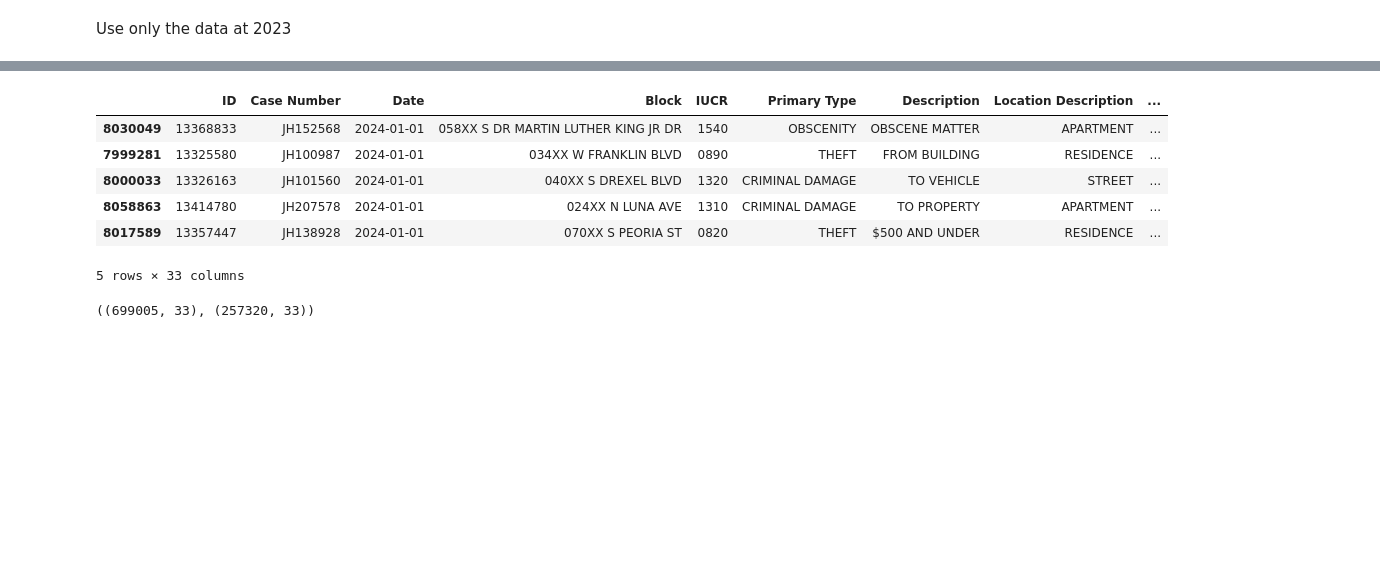
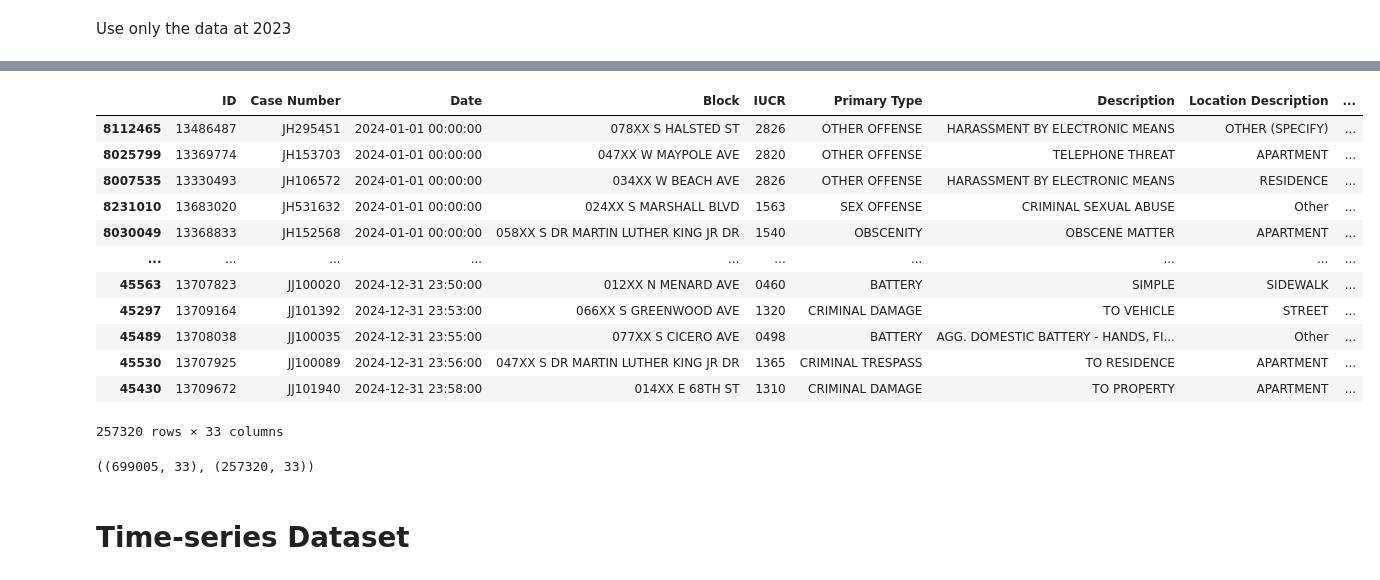
Before and after one commit to Lemonziz/IT5006Project, a Jupyter notebook: data_preprocessing_ziqi.ipynb, the cells around one changed output, grey strips where cells are left out. Saved outputs shown, nothing was run; the diff lists cells and outputs as text; code cells hidden in the pictures; blank space fills up the shorter version.

```diff
--- a/data_preprocessing_ziqi.ipynb
+++ b/data_preprocessing_ziqi.ipynb
@@ -10,7 +10,7 @@ data_path = "data/"
 df = pd.read_csv(f"{data_path}chicago_crime.csv")
 # %%
 df["Date"] = pd.to_datetime(df["Date"])
-df_after = df[df["Date"].dt.year.isin([2021, 2022, 2023, 2024])]
+df_after = df[df["Date"].dt.year.isin([2020, 2021, 2022, 2023, 2024])]
 # %%
 df_clean = df_after.copy()
 df_clean = df_clean.sort_values(by="Date")
@@ -25,6 +25,16 @@ df_clean = df_clean.dropna(subset=["Longitude", "Latitude"])
 df_clean["Location Description"] = df_clean["Location Description"].fillna(
     "OTHER (SPECIFY)"
 )
+hour_bins = [0, 6, 12, 18, 24]
+hour_labels = ["Night", "Morning", "Afternoon", "Evening"]
+season_bins = [0, 3, 6, 9, 12]
+season_labels = ["Winter", "Spring", "Summer", "Fall"]
+df_clean["TimeCategory"] = pd.cut(
+    df_clean["Hour"], bins=hour_bins, labels=hour_labels, include_lowest=True
+)
+df_clean["Season"] = pd.cut(
+    df_clean["Month"], bins=season_bins, labels=season_labels, include_lowest=True
+)
 # %%
 location_mapping = {
     # Residential locations
@@ -302,28 +352,12 @@ df_train["lon_bin"] = pd.cut(
 df_test["lon_bin"] = pd.cut(
     df_test["Longitude"], bins=lon_bin_edges, include_lowest=True
 )
-# %%
-# Create time of day and season features
-hour_bins = [0, 6, 12, 18, 24]
-hour_labels = ["Night", "Morning", "Afternoon", "Evening"]
-season_bins = [0, 3, 6, 9, 12]
-season_labels = ["Winter", "Spring", "Summer", "Fall"]
-
-df_train["TimeCategory"] = pd.cut(
-    df_train["Hour"], bins=hour_bins, labels=hour_labels, include_lowest=True
-)
-df_test["TimeCategory"] = pd.cut(
-    df_test["Hour"], bins=hour_bins, labels=hour_labels, include_lowest=True
-)
-df_train["Season"] = pd.cut(
-    df_train["Month"], bins=season_bins, labels=season_labels, include_lowest=True
-)
-df_test["Season"] = pd.cut(
-    df_test["Month"], bins=season_bins, labels=season_labels, include_lowest=True
-)
 # %%
 location_counts = df_train["Location Description"].value_counts()
-threshold = len(df_train) * 0.01  # Keep categories that appear in at least 1% of data
+threshold = round(
+    len(df_train) * 0.01
+)  # Keep categories that appear in at least 1% of data
+print(threshold)
 keep_locations = location_counts[location_counts >= threshold].index
 
 
@@ -350,14 +392,22 @@ df_train.tail()
 # %%
-df_test.head()
+df_test
 # %% [output]
 |  | ID | Case Number | Date | Block | IUCR | Primary Type | Description | Location Description | ... |
-| 8030049 | 13368833 | JH152568 | 2024-01-01 | 058XX S DR MARTIN LUTHER KING JR DR | 1540 | OBSCENITY | OBSCENE MATTER | APARTMENT | ... |
-| 7999281 | 13325580 | JH100987 | 2024-01-01 | 034XX W FRANKLIN BLVD | 0890 | THEFT | FROM BUILDING | RESIDENCE | ... |
-| 8000033 | 13326163 | JH101560 | 2024-01-01 | 040XX S DREXEL BLVD | 1320 | CRIMINAL DAMAGE | TO VEHICLE | STREET | ... |
-| 8058863 | 13414780 | JH207578 | 2024-01-01 | 024XX N LUNA AVE | 1310 | CRIMINAL DAMAGE | TO PROPERTY | APARTMENT | ... |
-| 8017589 | 13357447 | JH138928 | 2024-01-01 | 070XX S PEORIA ST | 0820 | THEFT | $500 AND UNDER | RESIDENCE | ... |
+| 8112465 | 13486487 | JH295451 | 2024-01-01 00:00:00 | 078XX S HALSTED ST | 2826 | OTHER OFFENSE | HARASSMENT BY ELECTRONIC MEANS | OTHER (SPECIFY) | ... |
+| 8025799 | 13369774 | JH153703 | 2024-01-01 00:00:00 | 047XX W MAYPOLE AVE | 2820 | OTHER OFFENSE | TELEPHONE THREAT | APARTMENT | ... |
+| 8007535 | 13330493 | JH106572 | 2024-01-01 00:00:00 | 034XX W BEACH AVE | 2826 | OTHER OFFENSE | HARASSMENT BY ELECTRONIC MEANS | RESIDENCE | ... |
+| 8231010 | 13683020 | JH531632 | 2024-01-01 00:00:00 | 024XX S MARSHALL BLVD | 1563 | SEX OFFENSE | CRIMINAL SEXUAL ABUSE | Other | ... |
+| 8030049 | 13368833 | JH152568 | 2024-01-01 00:00:00 | 058XX S DR MARTIN LUTHER KING JR DR | 1540 | OBSCENITY | OBSCENE MATTER | APARTMENT | ... |
+| ... | ... | ... | ... | ... | ... | ... | ... | ... | ... |
+| 45563 | 13707823 | JJ100020 | 2024-12-31 23:50:00 | 012XX N MENARD AVE | 0460 | BATTERY | SIMPLE | SIDEWALK | ... |
+| 45297 | 13709164 | JJ101392 | 2024-12-31 23:53:00 | 066XX S GREENWOOD AVE | 1320 | CRIMINAL DAMAGE | TO VEHICLE | STREET | ... |
+| 45489 | 13708038 | JJ100035 | 2024-12-31 23:55:00 | 077XX S CICERO AVE | 0498 | BATTERY | AGG. DOMESTIC BATTERY - HANDS, FI... | Other | ... |
+| 45530 | 13707925 | JJ100089 | 2024-12-31 23:56:00 | 047XX S DR MARTIN LUTHER KING JR DR | 1365 | CRIMINAL TRESPASS | TO RESIDENCE | APARTMENT | ... |
+| 45430 | 13709672 | JJ101940 | 2024-12-31 23:58:00 | 014XX E 68TH ST | 1310 | CRIMINAL DAMAGE | TO PROPERTY | APARTMENT | ... |
-5 rows × 33 columns
+257320 rows × 33 columns
 # %%
 df_train.shape, df_test.shape
 # %% [output]
 ((699005, 33), (257320, 33))
+# %% [markdown]
+# Time-series Dataset
```
Also changed, not shown: parts of 10 cells of this notebook, 1 other file.
